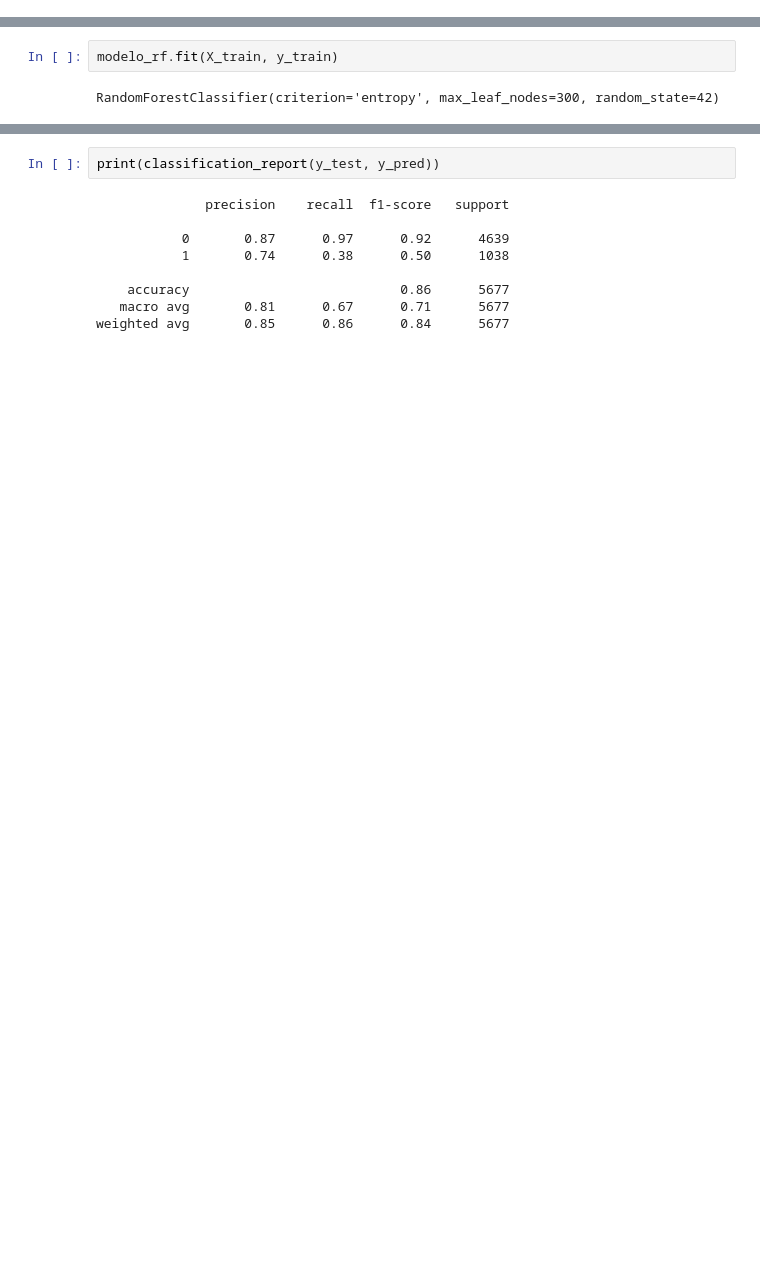
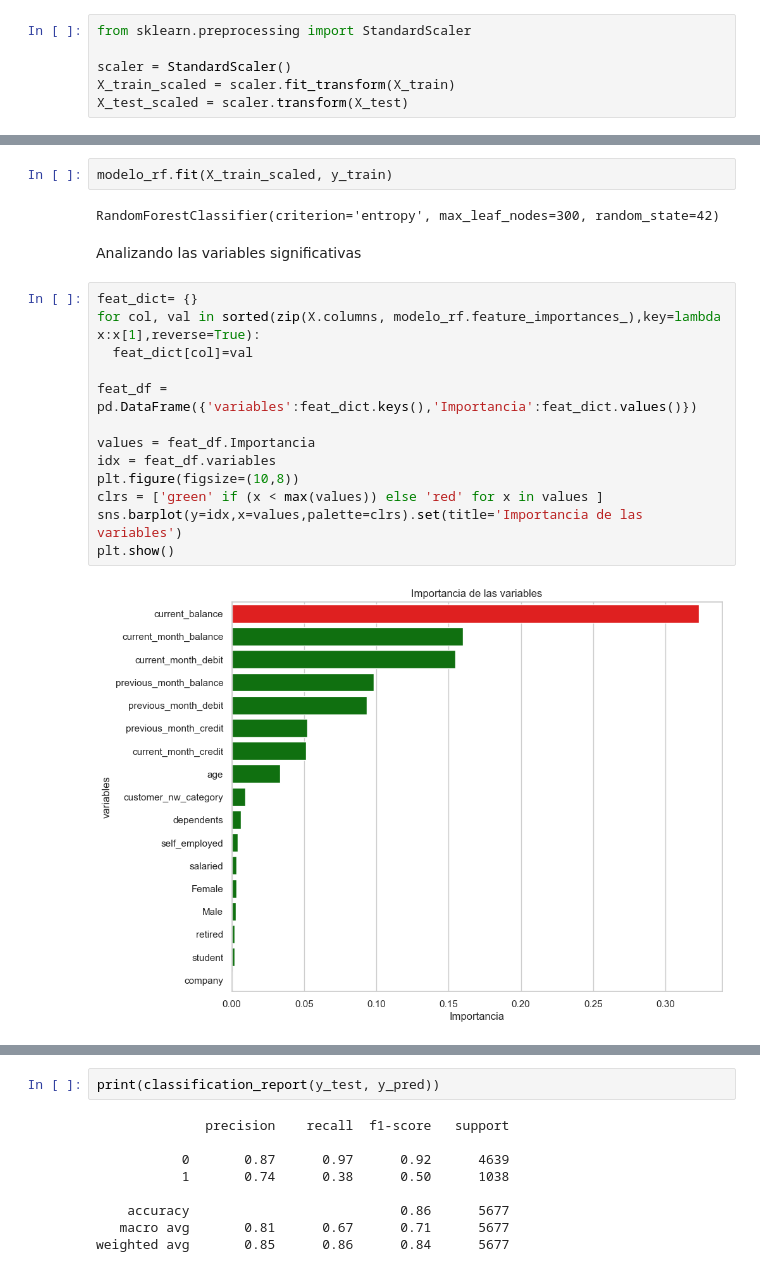
Before and after one commit to LuisBDev/Modelo-de-Prediccion-Fuga-de-Clientes-Banca-NJIT, a Jupyter notebook: Project_BankChurn_Classifier.ipynb, the cells around one changed output, grey strips where cells are left out. Cells and saved outputs as stored; diff of their text form; blank space fills up the shorter version.

```diff
--- a/Project_BankChurn_Classifier.ipynb
+++ b/Project_BankChurn_Classifier.ipynb
@@ -213,3 +226,9 @@ from sklearn.metrics import accuracy_score, confusion_matrix, classification_rep
+# %%
+from sklearn.preprocessing import StandardScaler
+
+scaler = StandardScaler()
+X_train_scaled = scaler.fit_transform(X_train)
+X_test_scaled = scaler.transform(X_test)
 # %%
 
 def evaluate_random_forest(max_leaf_nodes,criterion='gini',n_estimators=100):
@@ -297,6 +316,23 @@ Reconstruir el modelo con parametros optimos
 # %%
 modelo_rf = RandomForestClassifier(max_leaf_nodes=300, criterion='entropy', n_estimators=100, random_state=42)
 # %%
-modelo_rf.fit(X_train, y_train)
+modelo_rf.fit(X_train_scaled, y_train)
 # %% [output]
 RandomForestClassifier(criterion='entropy', max_leaf_nodes=300, random_state=42)
+# %% [markdown]
+Analizando las variables significativas
+# %%
+feat_dict= {}
+for col, val in sorted(zip(X.columns, modelo_rf.feature_importances_),key=lambda x:x[1],reverse=True):
+  feat_dict[col]=val
+
+feat_df = pd.DataFrame({'variables':feat_dict.keys(),'Importancia':feat_dict.values()})
+
+values = feat_df.Importancia
+idx = feat_df.variables
+plt.figure(figsize=(10,8))
+clrs = ['green' if (x < max(values)) else 'red' for x in values ]
+sns.barplot(y=idx,x=values,palette=clrs).set(title='Importancia de las variables')
+plt.show()
+# %% [output]
+[figure, added]
```
Also changed, not shown: parts of 33 cells of this notebook.
